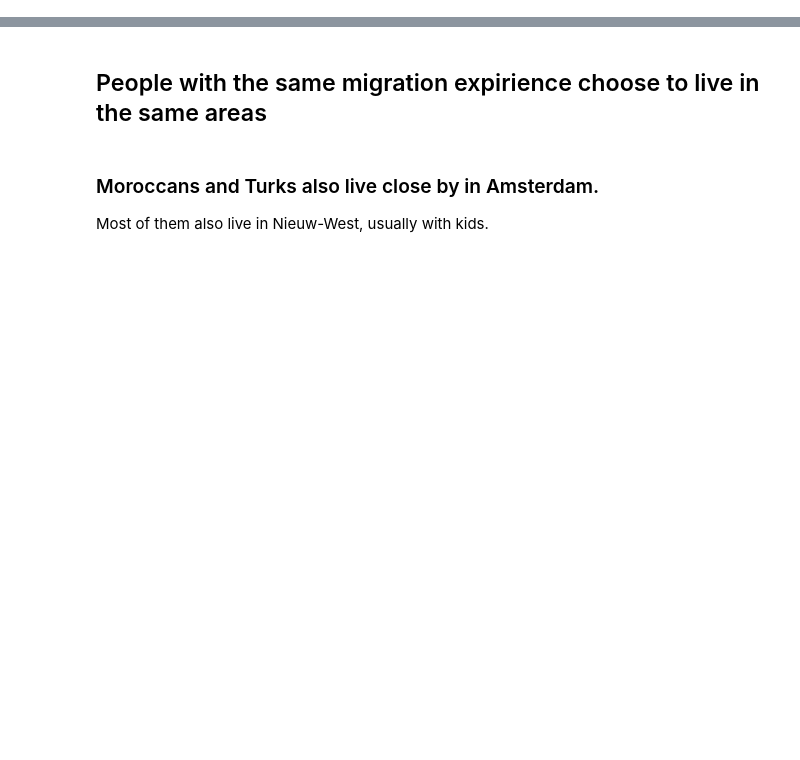
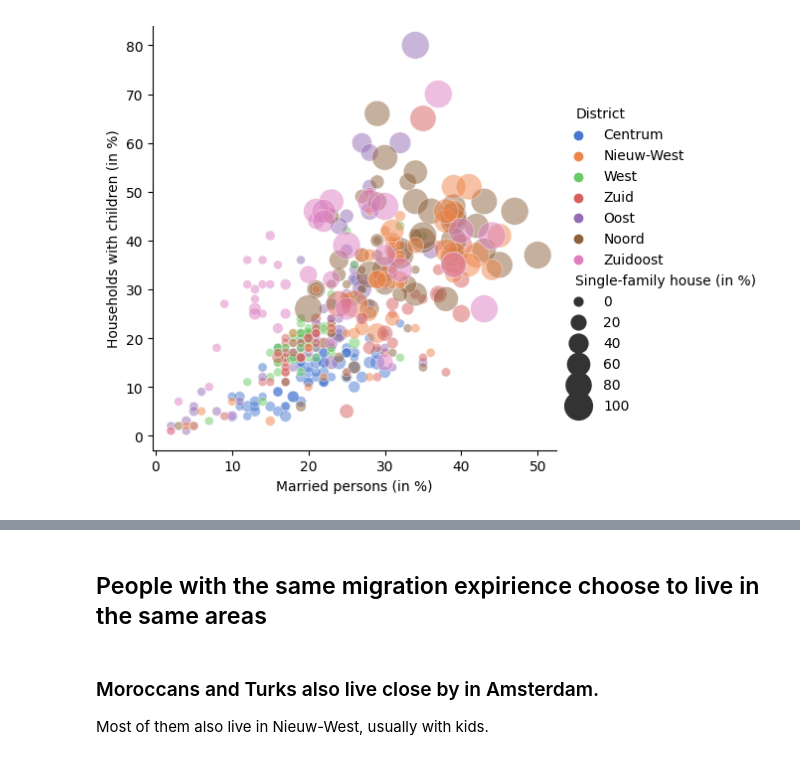
Before and after one commit to datascientist211/data_analytics, a Jupyter notebook: Nederland/Amsterdam/insights.ipynb, the cells around one changed output, grey strips where cells are left out. Cells and saved outputs as stored; diff of their text form; code cells hidden in the pictures; blank space fills up the shorter version.

```diff
--- a/Nederland/Amsterdam/insights.ipynb
+++ b/Nederland/Amsterdam/insights.ipynb
@@ -23,0 +24,14 @@ sns.regplot(x="personen_25_tot_45_jaar", y="huishoudens_met_kinderen", data=data
+# %%
+new_data = data[data["percentage_gehuwd"] > 0]
+new_data = new_data[new_data["percentage_huishoudens_met_kinderen"] > 0]
+new_data = new_data.rename(columns={'stadsdeel': 'District', 'percentage_eengezinswoning': 'Single-family house (in %)'})
+
+ax = sns.relplot(data = new_data, x="percentage_gehuwd", y="percentage_huishoudens_met_kinderen", size = "Single-family house (in %)", sizes=(40, 400), alpha=.5, hue="District", palette="muted")
+text = ax.set(xlabel='Married persons (in %)', ylabel='Households with children (in %)')
+
+
+#sns.relplot(data = new_data, x="percentage_gehuwd", y="percentage_huishoudens_met_kinderen", size = "personenautos_per_huishouden", sizes=(40, 400), alpha=.5, hue="stadsdeel", palette="muted")
+
+#plt.show()
+# %% [output]
+[figure, added]
```
Also changed, not shown: parts of 25 cells of this notebook, 6 other files.
